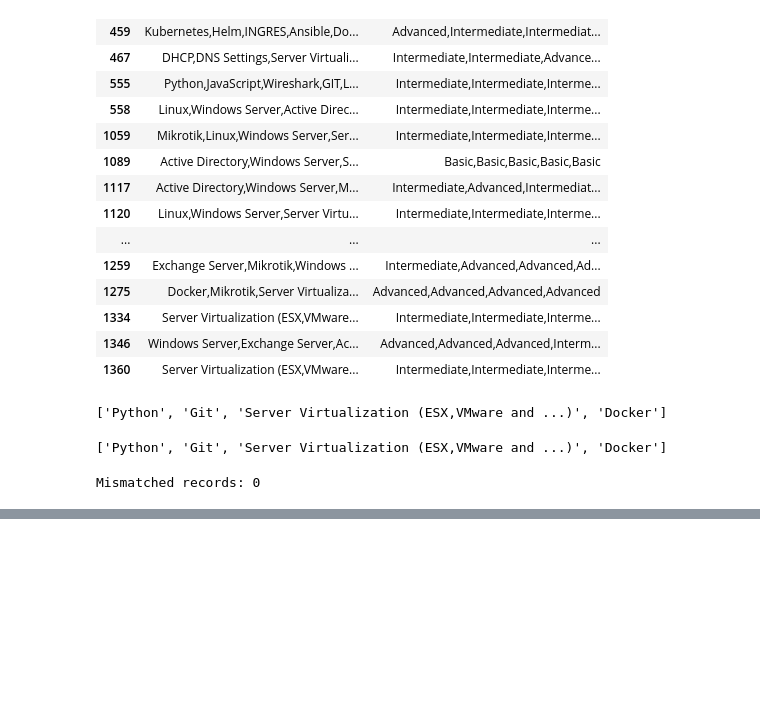
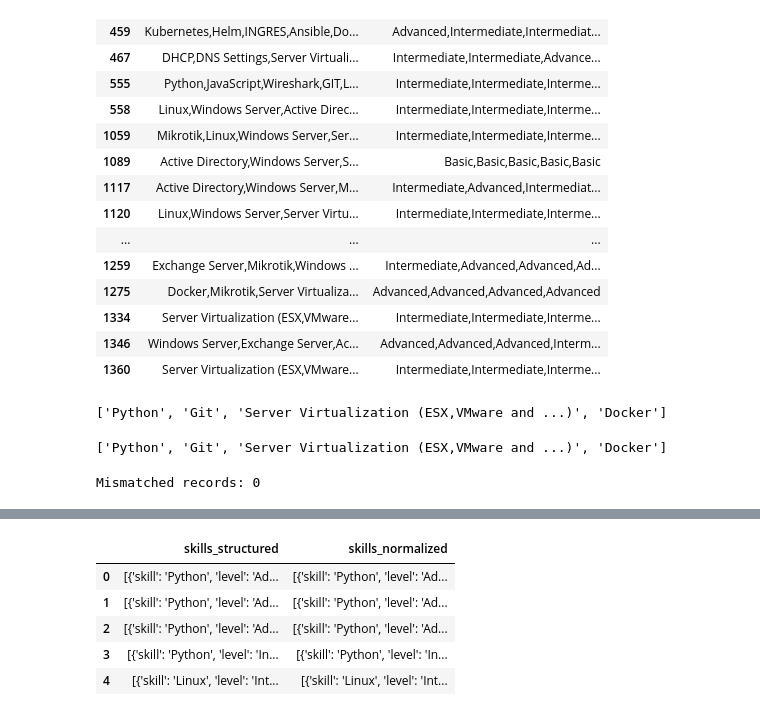
Before and after one commit to Behniash/Iran-Job-Market-Analysis, a Jupyter notebook: notebooks/03_Data Cleaning.ipynb, the cells around one changed output, grey strips where cells are left out. Cells and saved outputs as stored; diff of their text form; code cells hidden in the pictures; blank space fills up the shorter version.

```diff
--- a/notebooks/03_Data Cleaning.ipynb
+++ b/notebooks/03_Data Cleaning.ipynb
@@ -630,0 +709,9 @@ Mismatched records: 0
+# %%
+df[["skills_structured", "skills_normalized"]][:5]
+# %% [output]
+|  | skills_structured | skills_normalized |
+| 0 | [{'skill': 'Python', 'level': 'Ad... | [{'skill': 'Python', 'level': 'Ad... |
+| 1 | [{'skill': 'Python', 'level': 'Ad... | [{'skill': 'Python', 'level': 'Ad... |
+| 2 | [{'skill': 'Python', 'level': 'Ad... | [{'skill': 'Python', 'level': 'Ad... |
+| 3 | [{'skill': 'Python', 'level': 'In... | [{'skill': 'Python', 'level': 'In... |
+| 4 | [{'skill': 'Linux', 'level': 'Int... | [{'skill': 'Linux', 'level': 'Int... |
```
Also changed, not shown: parts of 12 cells of this notebook.
